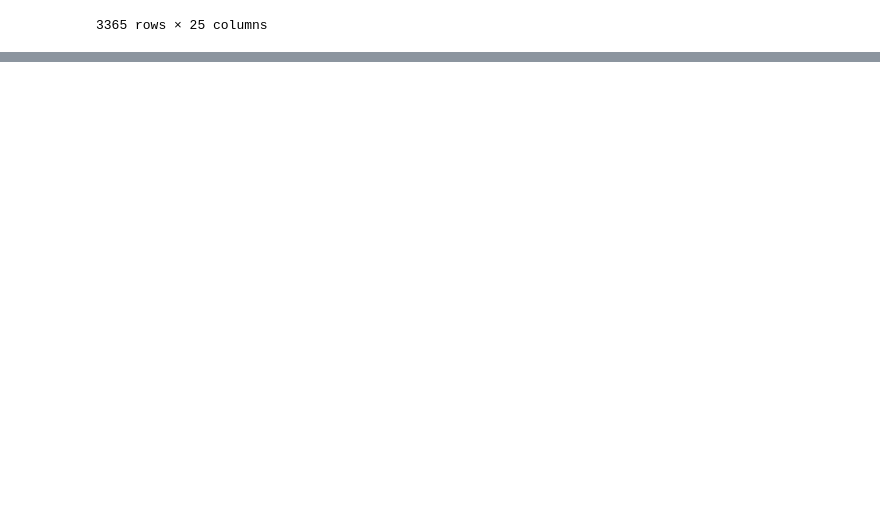
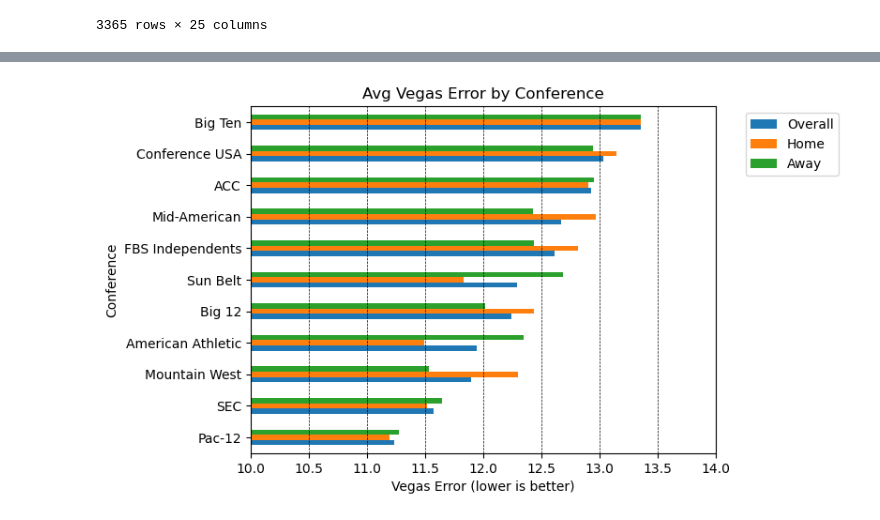
Before and after one commit to ajgrande615/DA9_CFB_Analysis, a Jupyter notebook: lines_data_ex.ipynb, the cells around one changed output, grey strips where cells are left out. Saved outputs shown, nothing was run; the diff lists cells and outputs as text; code cells hidden in the pictures; blank space fills up the shorter version.

```diff
--- a/lines_data_ex.ipynb
+++ b/lines_data_ex.ipynb
@@ -271,0 +372,8 @@ lines_fbs.to_csv('lines_fbs.csv')
+# %%
+conf_error['Overall'] = (conf_error['sum_home']+conf_error['sum_away'])/(conf_error['home_games']+conf_error['away_games'])
+# %%
+conf_error['Home'] = (conf_error['sum_home'])/(conf_error['home_games'])
+# %%
+conf_error['Away'] = (conf_error['sum_away'])/(conf_error['away_games'])
+# %%
+conf_error = conf_error.drop(['sum_home','home_games','sum_away','away_games'], axis=1).sort_values('Overall',ascending=True)
@@ -271,0 +395,8 @@ lines_fbs.to_csv('lines_fbs.csv')
+# %%
+ax = conf_error.plot.barh(x='Conference', xlabel = 'Vegas Error (lower is better)', ylabel = 'Conference', title='Avg Vegas Error by Conference')
+plt.legend(bbox_to_anchor=(1.05, 1.0), loc='upper left')
+plt.grid(axis = 'x', color='black', linestyle = '--', linewidth = 0.5)
+plt.xlim(10,14)
+plt.show()
+# %% [output]
+[figure, added]
```
Also changed, not shown: parts of 56 cells of this notebook, 2 other files.
